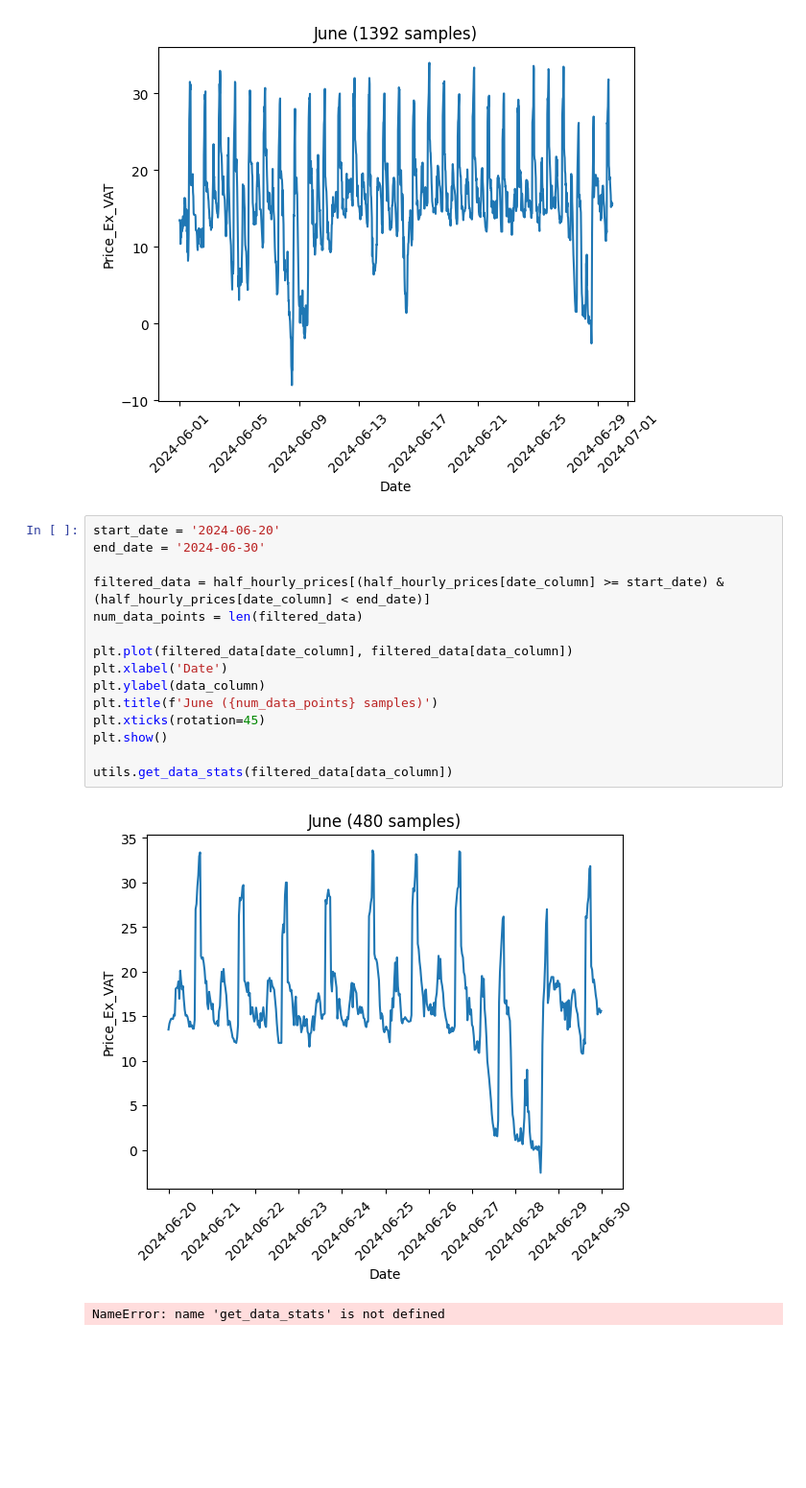
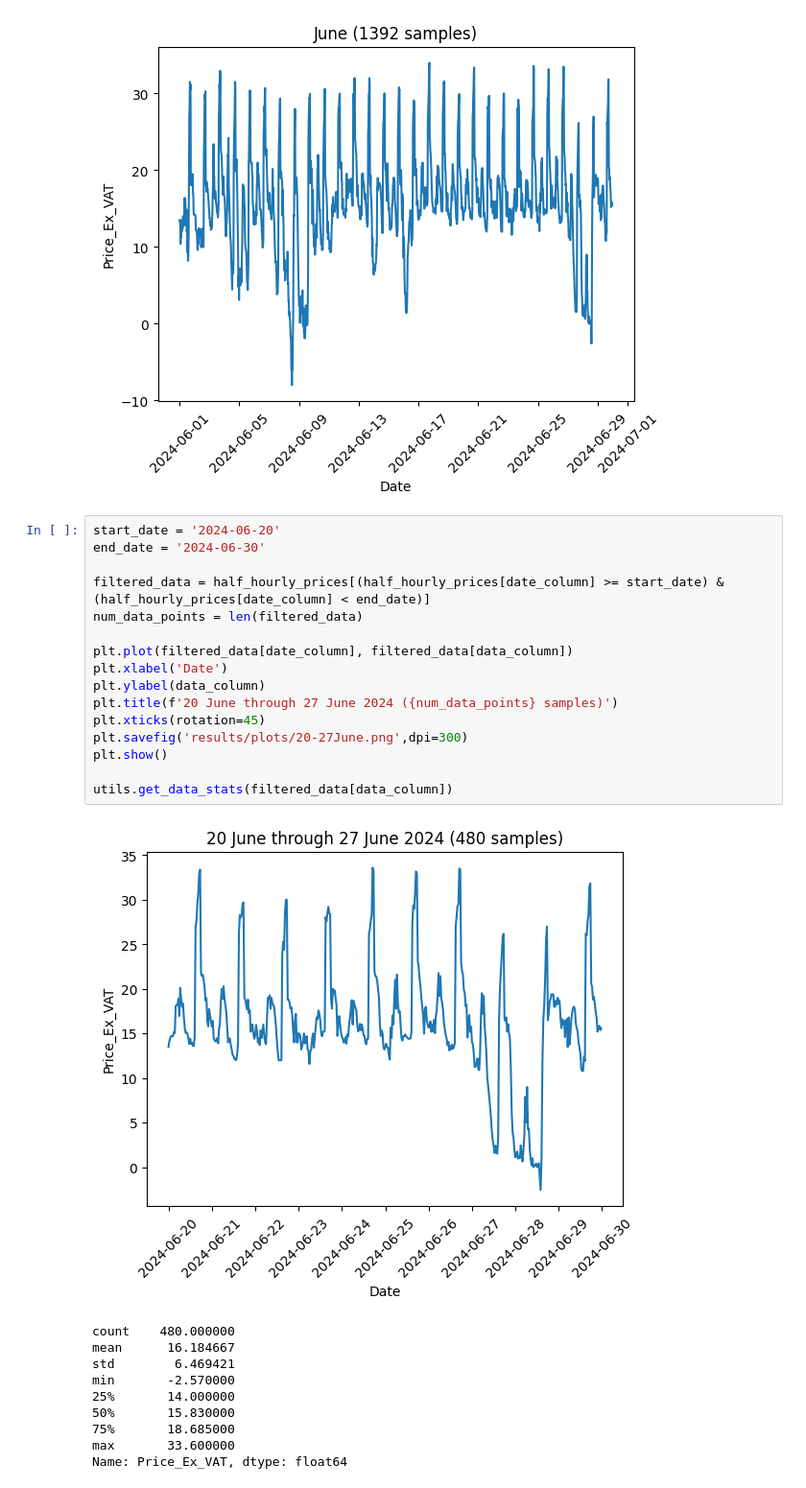
Before and after one commit to williamrodz/llm_for_ts_electricity_prices_forecasting, a Jupyter notebook: real_world_case_study.ipynb, the cells around one changed output. Shown at 96% size. Saved outputs shown, nothing was run; the diff lists cells and outputs as text; blank space fills up the shorter version.

Commit message:
Added dates for Chronos graphs

```diff
--- a/real_world_case_study.ipynb
+++ b/real_world_case_study.ipynb
@@ -73,21 +73,30 @@ plt.show()
 # %%
 start_date = '2024-06-20'
 end_date = '2024-06-30'
 
 filtered_data = half_hourly_prices[(half_hourly_prices[date_column] >= start_date) & (half_hourly_prices[date_column] < end_date)]
 num_data_points = len(filtered_data)
 
 plt.plot(filtered_data[date_column], filtered_data[data_column])
 plt.xlabel('Date')
 plt.ylabel(data_column)
-plt.title(f'June ({num_data_points} samples)')
+plt.title(f'20 June through 27 June 2024 ({num_data_points} samples)')
 plt.xticks(rotation=45)
+plt.savefig('results/plots/20-27June.png',dpi=300)
 plt.show()
 
 utils.get_data_stats(filtered_data[data_column])
 # %% [output]
-[figure, old version]
+[figure, new version]
-NameError: name 'get_data_stats' is not defined
+count    480.000000
+mean      16.184667
+std        6.469421
+min       -2.570000
+25%       14.000000
+50%       15.830000
+75%       18.685000
+max       33.600000
+Name: Price_Ex_VAT, dtype: float64
 # %%
 start_date = '2024-06-20'
 end_date = '2024-06-27'
```
Also changed, not shown: parts of 1 cell of this notebook, 26 other files.
